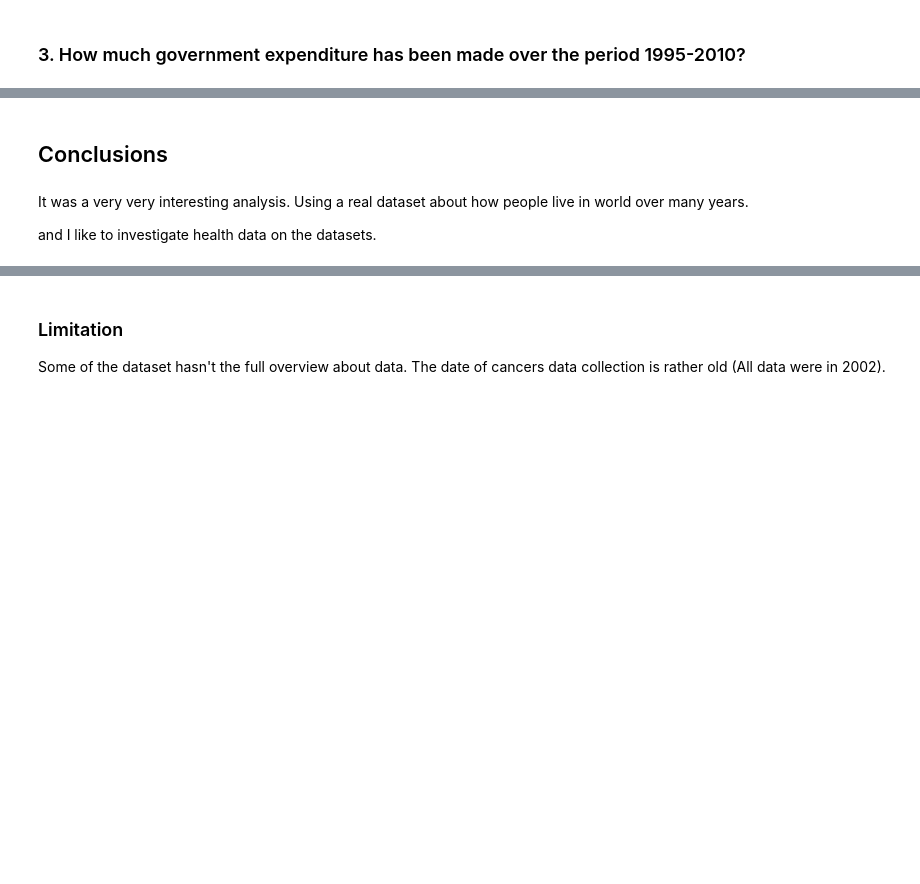
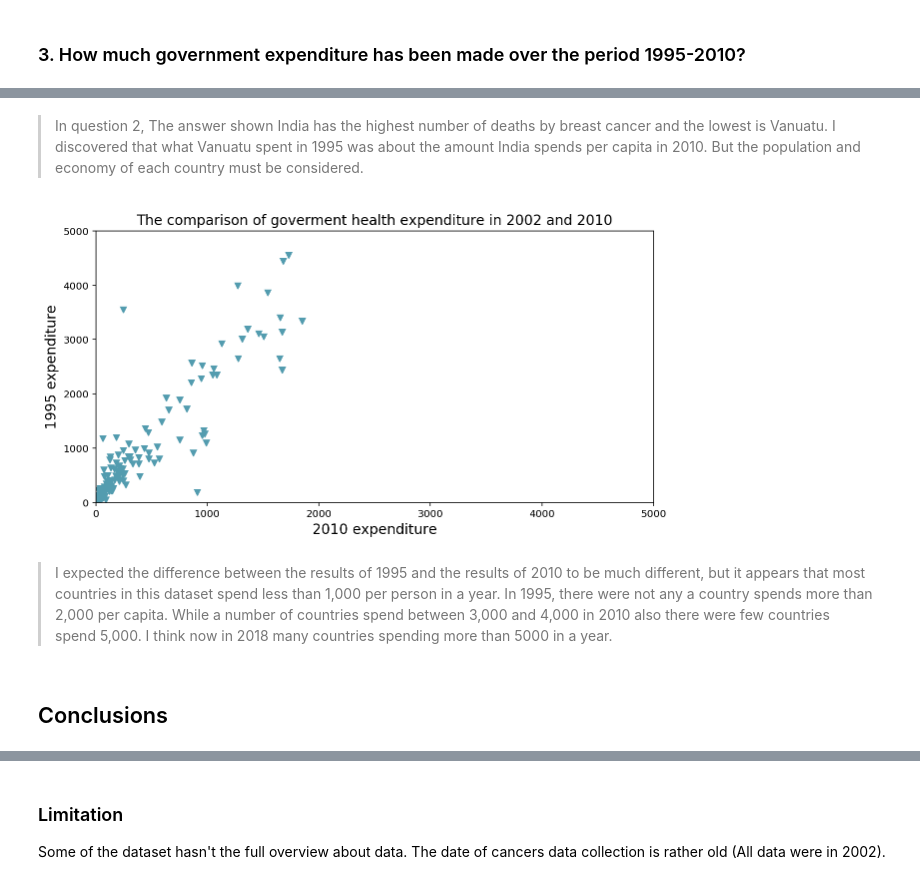
Before and after one commit to HanaDev1/Investigate_dataset, a Jupyter notebook: Investigate_a_Dataset.ipynb, the cells around one changed output, grey strips where cells are left out. Drawn from its saved outputs; the diff is of its cells as text; code cells hidden in the pictures; blank space fills up the shorter version.

```diff
--- a/Investigate_a_Dataset.ipynb
+++ b/Investigate_a_Dataset.ipynb
@@ -430,7 +440,21 @@ The goverments expenditure on health increased significantly from 1995 to 2010 t
+# %% [markdown]
+>In question 2, The answer shown India has the highest number of deaths by breast cancer and the lowest is Vanuatu.
+I discovered that what Vanuatu spent in 1995 was about the amount India spends per capita in 2010.
+But the population and economy of each country must be considered.
+# %%
+fig, ax = plt.subplots()
+ax.plot(df_goverment_health['1995'],df_goverment_health['2010'], 'o', color='#539caf',marker="v")
+ax.set_xlabel('2010 expenditure',color = 'black', fontsize = '14')
+ax.set_ylabel('1995 expenditure',color = 'black', fontsize = '14')
+ax.set_title('The comparison of goverment health expenditure in 2002 and 2010',color = 'black', fontsize = '14')
+ax.figure.set_size_inches(10, 5)
+plt.xlim(0, 5000)
+plt.ylim(0, 5000)
+plt.show()
+# %% [output]
+[figure, added]
+# %% [markdown]
+>I expected the difference between the results of 1995 and the results of 2010 to be much different, but it appears that most countries in this dataset spend less than  1,000 per person in a year. In 1995, there were not any a country spends more than  2,000 per capita. While a number of countries spend between  3,000 and  4,000 in 2010 also there were few countries spend  5,000. I think now in 2018 many countries spending more than 5000 in a year.
 # %% [markdown]
 <a id='conclusions'></a>
 ## Conclusions
-# %% [markdown]
-It was a very very interesting analysis. Using a real dataset about how people live in world over many years.
-
-and I like to investigate health data on the datasets.
```
Also changed, not shown: parts of 16 cells of this notebook, 1 other file.
